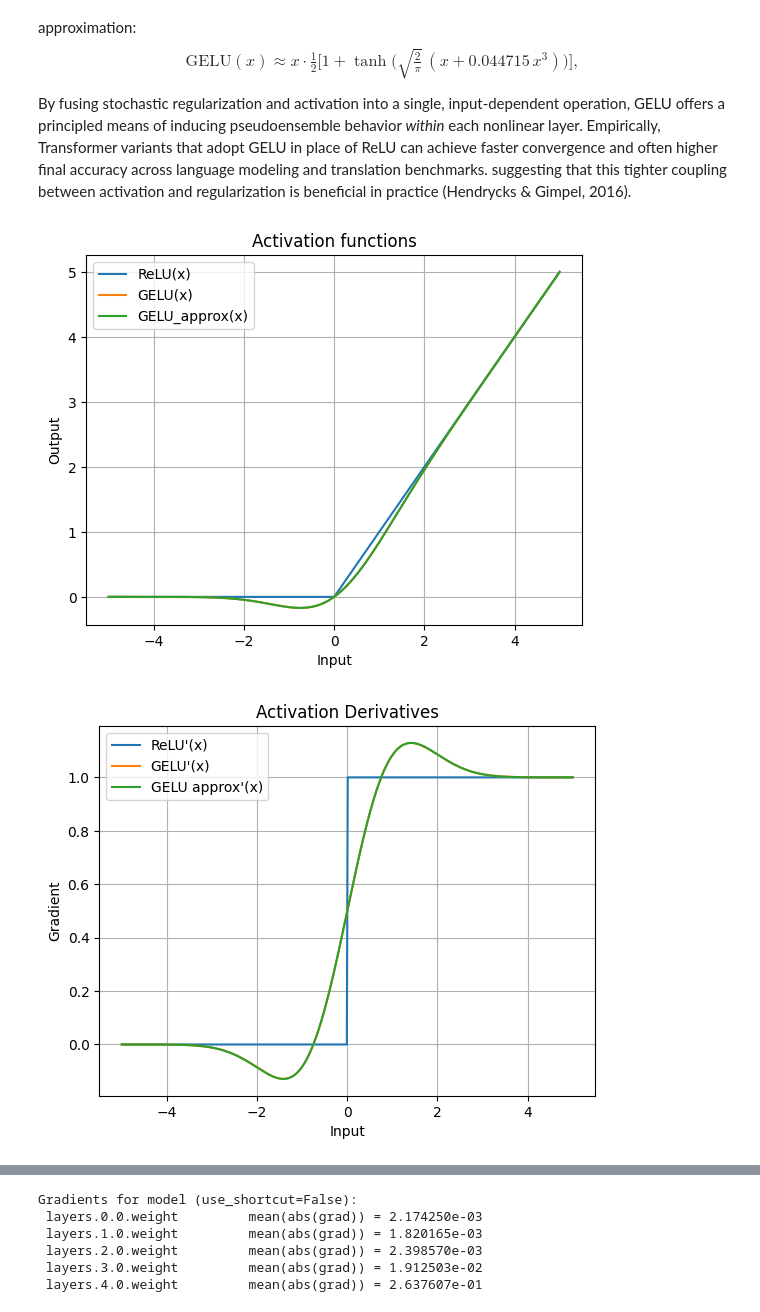
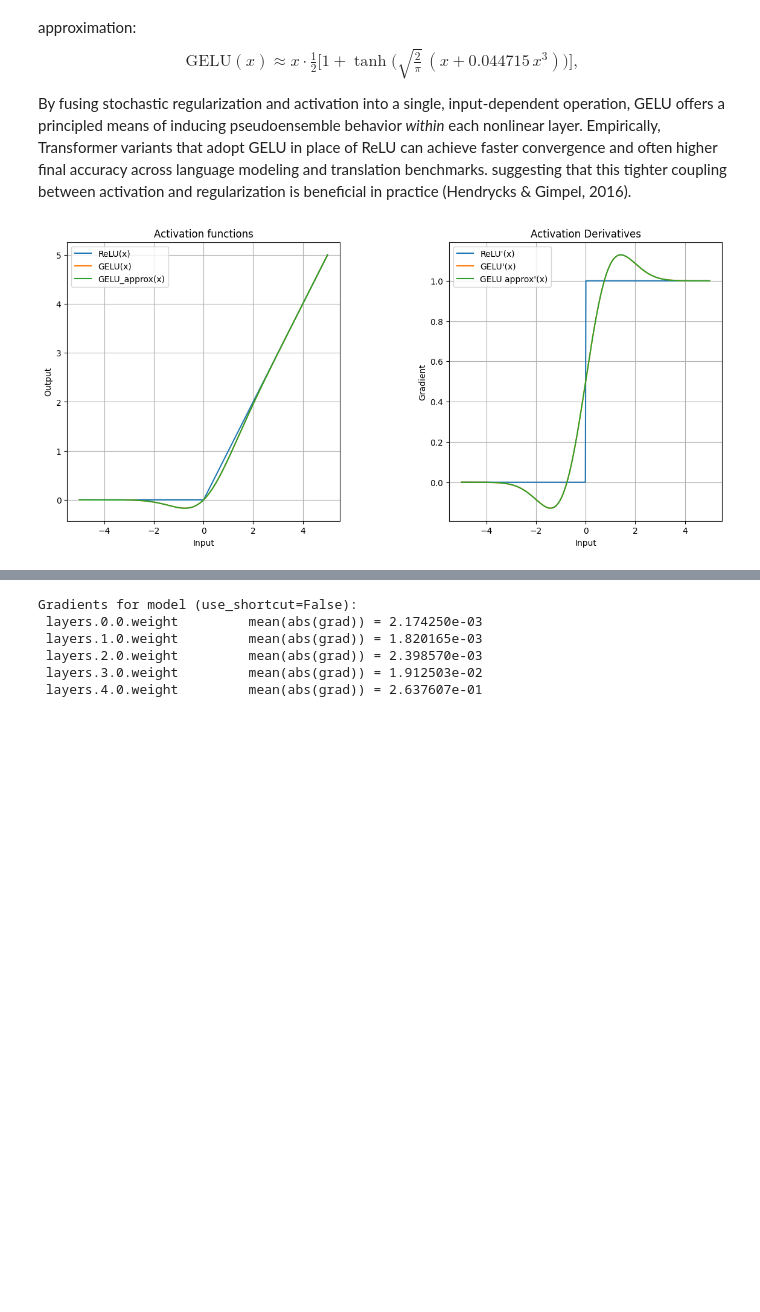
Before and after one commit to roodriigoooo/llm_deepdive, a Jupyter notebook: LLM/stage1/notebooks/architecture.ipynb, the cells around one changed output, grey strips where cells are left out. Drawn from its saved outputs; the diff is of its cells as text; code cells hidden in the pictures; blank space fills up the shorter version.

Commit message:
graph correction

```diff
--- a/LLM/stage1/notebooks/architecture.ipynb
+++ b/LLM/stage1/notebooks/architecture.ipynb
@@ -381,41 +381,41 @@ By fusing stochastic regularization and activation into a single, input-dependen
 # %%
 from math import erf, sqrt
 
 erf_vec = np.vectorize(erf)
 
 def gelu(x):
     return 0.5 * x * (1 + erf_vec(x / sqrt(2)))
 
 def gelu_approx(x):
     return 0.5 * x * (1 + np.tanh(np.sqrt(2 / np.pi) * (x + 0.044715 * (x**3))))
 
 x = np.linspace(-5, 5, 500)
-plt.figure()
-plt.plot(x, relu(x), label='ReLU(x)')
-plt.plot(x, gelu(x), label='GELU(x)')
-plt.plot(x, gelu_approx(x), label='GELU_approx(x)')
-plt.title('Activation functions')
-plt.xlabel('Input')
-plt.ylabel('Output')
-plt.legend()
-plt.grid(True)
-plt.show()
+fig, axes = plt.subplots(1, 2, figsize=(14, 6))
+axes[0].plot(x, relu(x), label='ReLU(x)')
+axes[0].plot(x, gelu(x), label='GELU(x)')
+axes[0].plot(x, gelu_approx(x), label='GELU_approx(x)')
+axes[0].set_title('Activation functions')
+axes[0].set_xlabel('Input')
+axes[0].set_ylabel('Output')
+axes[0].legend()
+axes[0].grid(True)
 
-plt.figure()
 dy_gelu = np.gradient(gelu(x), x)
 dy_gelu_approx = np.gradient(gelu_approx(x), x)
-plt.plot(x, dy, label="ReLU'(x)")
-plt.plot(x, dy_gelu, label="GELU'(x)")
-plt.plot(x, dy_gelu_approx, label="GELU approx'(x)")
-plt.title("Activation Derivatives")
-plt.xlabel("Input")
-plt.ylabel("Gradient")
-plt.legend()
-plt.grid(True)
+axes[1].plot(x, dy, label="ReLU'(x)")
+axes[1].plot(x, dy_gelu, label="GELU'(x)")
+axes[1].plot(x, dy_gelu_approx, label="GELU approx'(x)")
+axes[1].set_title("Activation Derivatives")
+axes[1].set_xlabel("Input")
+axes[1].set_ylabel("Gradient")
+axes[1].legend()
+axes[1].grid(True)
+
+plt.subplots_adjust(wspace=0.4)
+
 plt.show()
 # %% [output]
-[figure, old version]
+[figure, new version]
-[figure, removed]
 # %% [markdown]
 Note how the smoothness of GELU allows for a small, non-zero output for negative values, which are allowed to contribute to the learning process (although to a reduced extent when compared to positive inputs). Indeed, as can be seen from the graph below, from *PapersWithCode*, the use of GELU is now more frequent than ReLU in contexts of research and findings publication, reflecting the fact that, in LLMs, GELU and similar-gated linear units offer improved performance.
 
```
